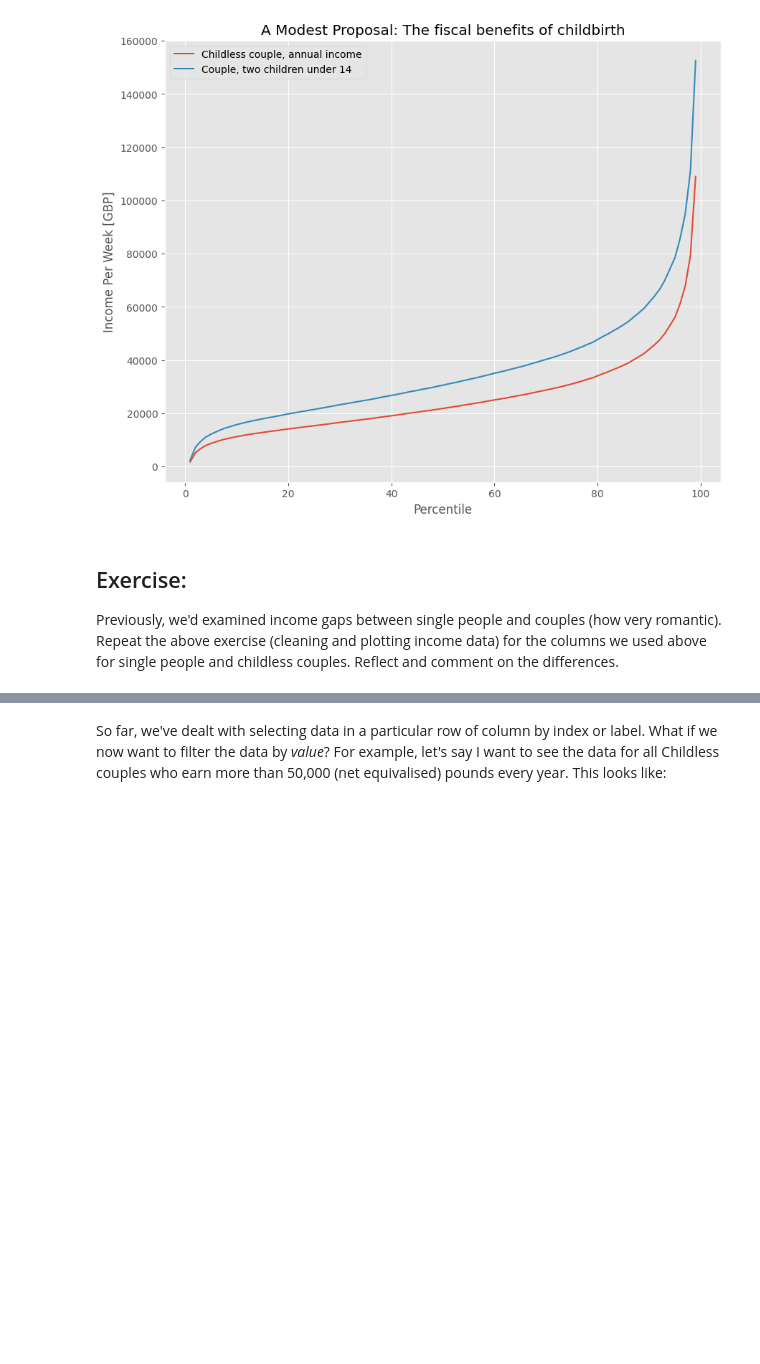
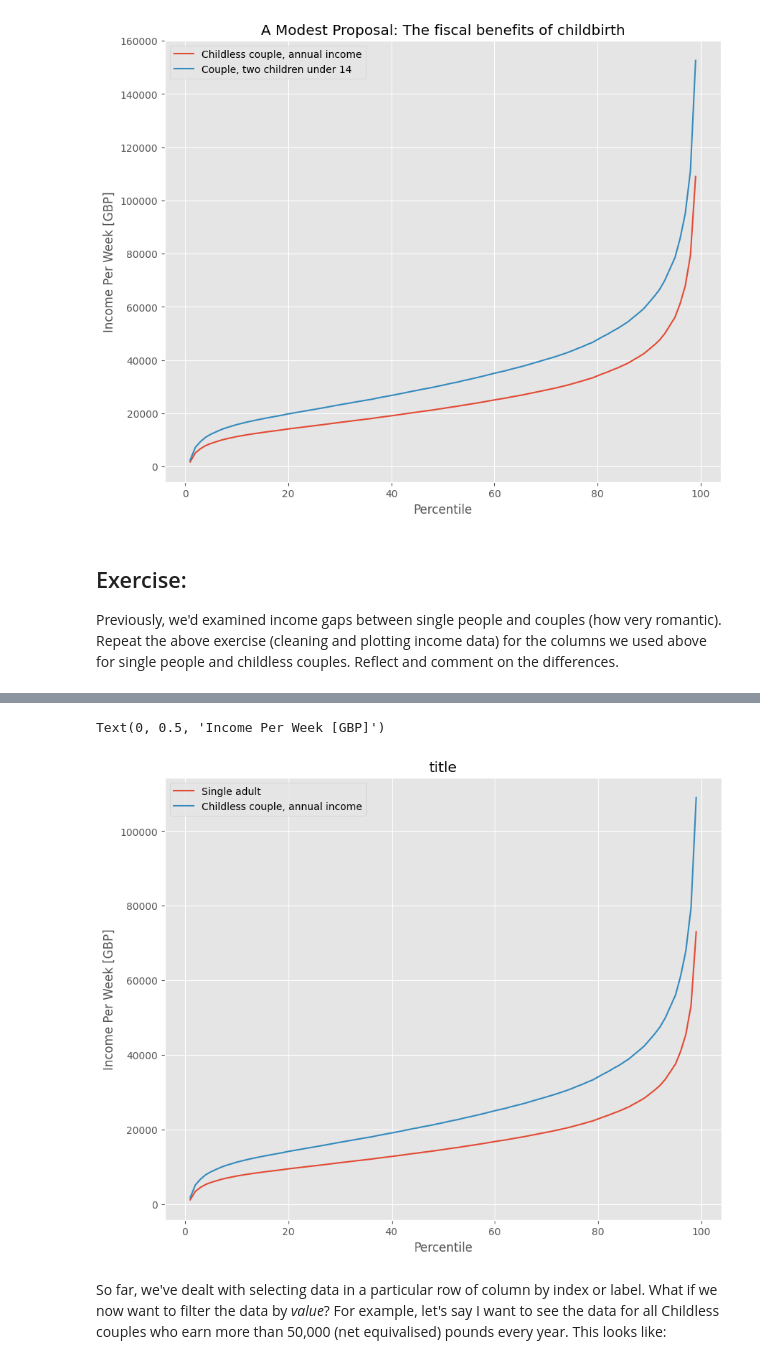
Before and after one commit to boboguan/QM2, a Jupyter notebook: notebooks/W02. Pandas.ipynb, the cells around one changed output, grey strips where cells are left out. Drawn from its saved outputs; the diff is of its cells as text; code cells hidden in the pictures; blank space fills up the shorter version.

```diff
--- a/notebooks/W02. Pandas.ipynb
+++ b/notebooks/W02. Pandas.ipynb
@@ -330,3 +330,11 @@ print("Enter your code here")
+# %%
+exec.plot()
+plt.title('title')
+plt.xlabel('Percentile')
+plt.ylabel('Income Per Week [GBP]')
+# %% [output]
+Text(0, 0.5, 'Income Per Week [GBP]')
+[figure, added]
 # %%
 Add your reflection here.
 # %% [markdown]
```
Also changed, not shown: parts of 11 cells of this notebook.
